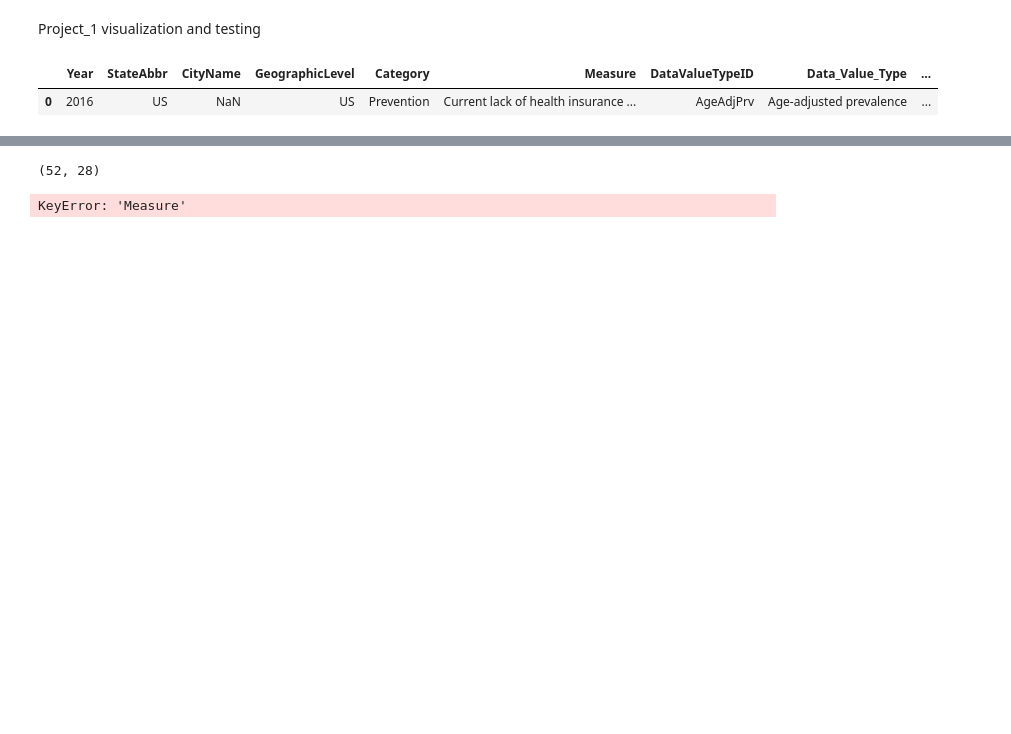
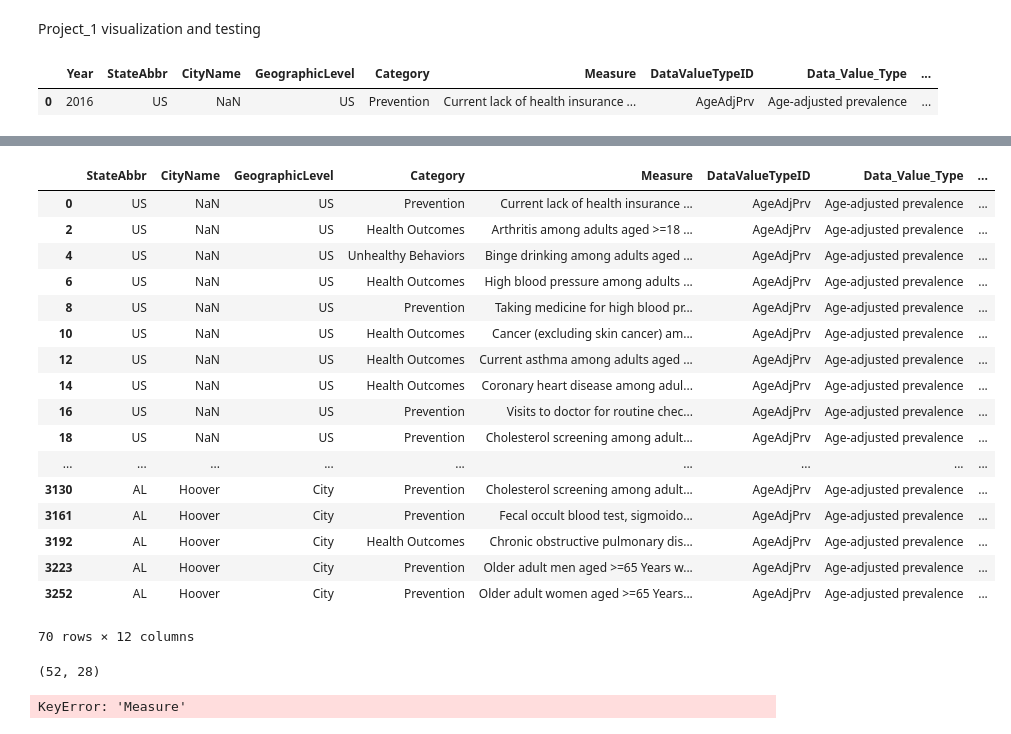
Before and after one commit to mjc4634/Project_1, a Jupyter notebook: project_1_doug_test(2 trying funtions)/Proj_1_test_zone.ipynb, the cells around one changed output, grey strips where cells are left out. Saved outputs shown, nothing was run; the diff lists cells and outputs as text; code cells hidden in the pictures; blank space fills up the shorter version.

```diff
--- a/project_1_doug_test(2 trying funtions)/Proj_1_test_zone.ipynb
+++ b/project_1_doug_test(2 trying funtions)/Proj_1_test_zone.ipynb
@@ -61,3 +61,14 @@ display(
 475
 (810103, 13)
 28
+# %%
+#Creating a column to account for the people indicated in each measure category
+#df= pd.DataFrame(range(5), columns=['a'])
+#df.a = df.a.astype(float)
+np.set_printoptions(suppress=True)
+master_df_re_adj_noyr = master_df_re_adj_noyr.assign(Measure_pop = master_df_re_adj_noyr['Percent_of_pop'] / 100 * master_df_re_adj_noyr['PopulationCount'])
+
+master_df_re_adj_noyr['Measure_pop'] = master_df_re_adj_noyr['Measure_pop'].fillna(0).astype(int)
+
+
+print(master_df_re_adj_noyr['Measure_pop'].head())
@@ -106,3 +137,24 @@ master_doug_gb.unstack()
+# %%
+master_df_re_adj_noyr.head(70)
+# %% [output]
+|  | StateAbbr | CityName | GeographicLevel | Category | Measure | DataValueTypeID | Data_Value_Type | ... |
+| 0 | US | NaN | US | Prevention | Current lack of health insurance ... | AgeAdjPrv | Age-adjusted prevalence | ... |
+| 2 | US | NaN | US | Health Outcomes | Arthritis among adults aged >=18 ... | AgeAdjPrv | Age-adjusted prevalence | ... |
+| 4 | US | NaN | US | Unhealthy Behaviors | Binge drinking among adults aged ... | AgeAdjPrv | Age-adjusted prevalence | ... |
+| 6 | US | NaN | US | Health Outcomes | High blood pressure among adults ... | AgeAdjPrv | Age-adjusted prevalence | ... |
+| 8 | US | NaN | US | Prevention | Taking medicine for high blood pr... | AgeAdjPrv | Age-adjusted prevalence | ... |
+| 10 | US | NaN | US | Health Outcomes | Cancer (excluding skin cancer) am... | AgeAdjPrv | Age-adjusted prevalence | ... |
+| 12 | US | NaN | US | Health Outcomes | Current asthma among adults aged ... | AgeAdjPrv | Age-adjusted prevalence | ... |
+| 14 | US | NaN | US | Health Outcomes | Coronary heart disease among adul... | AgeAdjPrv | Age-adjusted prevalence | ... |
+| 16 | US | NaN | US | Prevention | Visits to doctor for routine chec... | AgeAdjPrv | Age-adjusted prevalence | ... |
+| 18 | US | NaN | US | Prevention | Cholesterol screening among adult... | AgeAdjPrv | Age-adjusted prevalence | ... |
+| ... | ... | ... | ... | ... | ... | ... | ... | ... |
+| 3130 | AL | Hoover | City | Prevention | Cholesterol screening among adult... | AgeAdjPrv | Age-adjusted prevalence | ... |
+| 3161 | AL | Hoover | City | Prevention | Fecal occult blood test, sigmoido... | AgeAdjPrv | Age-adjusted prevalence | ... |
+| 3192 | AL | Hoover | City | Health Outcomes | Chronic obstructive pulmonary dis... | AgeAdjPrv | Age-adjusted prevalence | ... |
+| 3223 | AL | Hoover | City | Prevention | Older adult men aged >=65 Years w... | AgeAdjPrv | Age-adjusted prevalence | ... |
+| 3252 | AL | Hoover | City | Prevention | Older adult women aged >=65 Years... | AgeAdjPrv | Age-adjusted prevalence | ... |
+70 rows × 12 columns
 # %%
 ####FUNCTION 2
 #df_healthy.reset_index()
```
Also changed, not shown: parts of 5 cells of this notebook.
